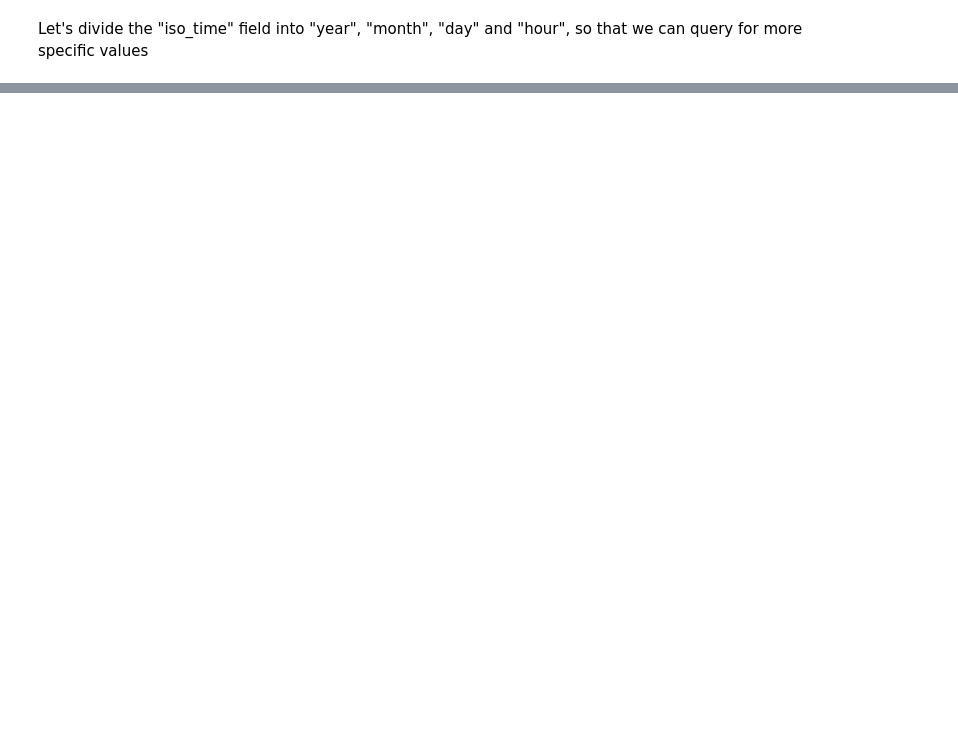
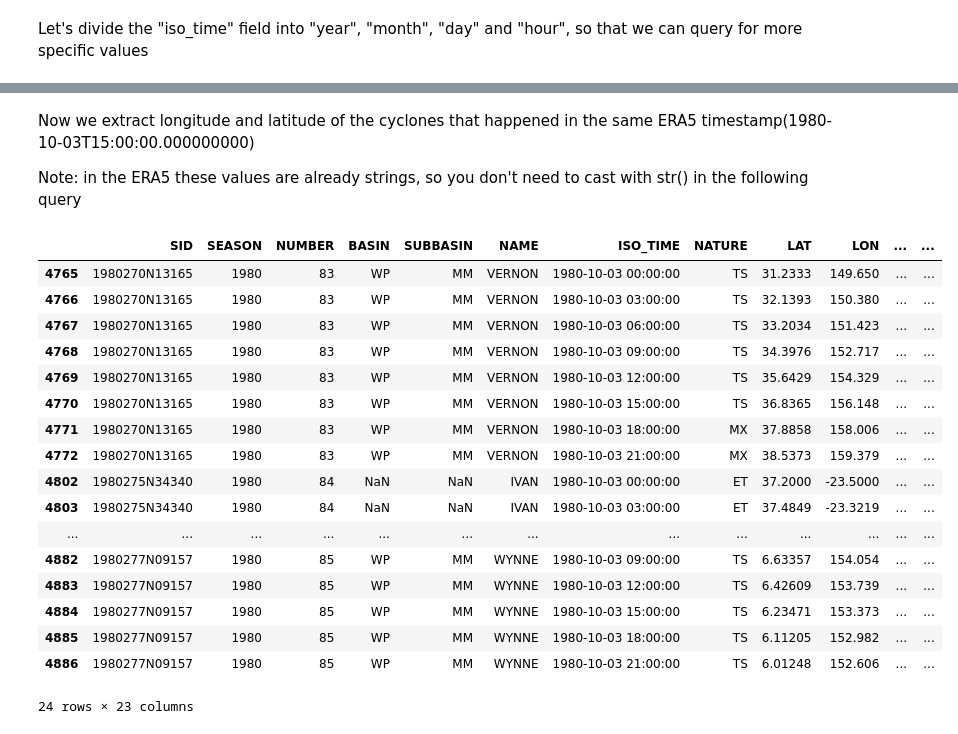
Before and after one commit to HPCI-Lab/TC-GNN, a Jupyter notebook: cmcc_pandas_IBTrACS_csv.ipynb, the cells around one changed output, grey strips where cells are left out. Cells and saved outputs as stored; diff of their text form; code cells hidden in the pictures; blank space fills up the shorter version.

```diff
--- a/cmcc_pandas_IBTrACS_csv.ipynb
+++ b/cmcc_pandas_IBTrACS_csv.ipynb
@@ -82,0 +83,29 @@ ibtracs_SI.head()
+# %% [markdown]
+Now we extract longitude and latitude of the cyclones that happened in the same ERA5 timestamp(1980-10-03T15:00:00.000000000)
+
+Note: in the ERA5 these values are already strings, so you don't need to cast with str() in the following query
+# %%
+year = "1980"
+month = "10"
+day = "03"
+hour = "15:00:00"
+ibtracs[(ibtracs['YEAR']==year) & (ibtracs['MONTH']==month) & (ibtracs['DAY']==day)]# & (ibtracs['HOUR']==hour)]
+# %% [output]
+|  | SID | SEASON | NUMBER | BASIN | SUBBASIN | NAME | ISO_TIME | NATURE | LAT | LON | ... | ... |
+| 4765 | 1980270N13165 | 1980 | 83 | WP | MM | VERNON | 1980-10-03 00:00:00 | TS | 31.2333 | 149.650 | ... | ... |
+| 4766 | 1980270N13165 | 1980 | 83 | WP | MM | VERNON | 1980-10-03 03:00:00 | TS | 32.1393 | 150.380 | ... | ... |
+| 4767 | 1980270N13165 | 1980 | 83 | WP | MM | VERNON | 1980-10-03 06:00:00 | TS | 33.2034 | 151.423 | ... | ... |
+| 4768 | 1980270N13165 | 1980 | 83 | WP | MM | VERNON | 1980-10-03 09:00:00 | TS | 34.3976 | 152.717 | ... | ... |
+| 4769 | 1980270N13165 | 1980 | 83 | WP | MM | VERNON | 1980-10-03 12:00:00 | TS | 35.6429 | 154.329 | ... | ... |
+| 4770 | 1980270N13165 | 1980 | 83 | WP | MM | VERNON | 1980-10-03 15:00:00 | TS | 36.8365 | 156.148 | ... | ... |
+| 4771 | 1980270N13165 | 1980 | 83 | WP | MM | VERNON | 1980-10-03 18:00:00 | MX | 37.8858 | 158.006 | ... | ... |
+| 4772 | 1980270N13165 | 1980 | 83 | WP | MM | VERNON | 1980-10-03 21:00:00 | MX | 38.5373 | 159.379 | ... | ... |
+| 4802 | 1980275N34340 | 1980 | 84 | NaN | NaN | IVAN | 1980-10-03 00:00:00 | ET | 37.2000 | -23.5000 | ... | ... |
+| 4803 | 1980275N34340 | 1980 | 84 | NaN | NaN | IVAN | 1980-10-03 03:00:00 | ET | 37.4849 | -23.3219 | ... | ... |
+| ... | ... | ... | ... | ... | ... | ... | ... | ... | ... | ... | ... | ... |
+| 4882 | 1980277N09157 | 1980 | 85 | WP | MM | WYNNE | 1980-10-03 09:00:00 | TS | 6.63357 | 154.054 | ... | ... |
+| 4883 | 1980277N09157 | 1980 | 85 | WP | MM | WYNNE | 1980-10-03 12:00:00 | TS | 6.42609 | 153.739 | ... | ... |
+| 4884 | 1980277N09157 | 1980 | 85 | WP | MM | WYNNE | 1980-10-03 15:00:00 | TS | 6.23471 | 153.373 | ... | ... |
+| 4885 | 1980277N09157 | 1980 | 85 | WP | MM | WYNNE | 1980-10-03 18:00:00 | TS | 6.11205 | 152.982 | ... | ... |
+| 4886 | 1980277N09157 | 1980 | 85 | WP | MM | WYNNE | 1980-10-03 21:00:00 | TS | 6.01248 | 152.606 | ... | ... |
+24 rows × 23 columns
```
Also changed, not shown: parts of 6 cells of this notebook.
